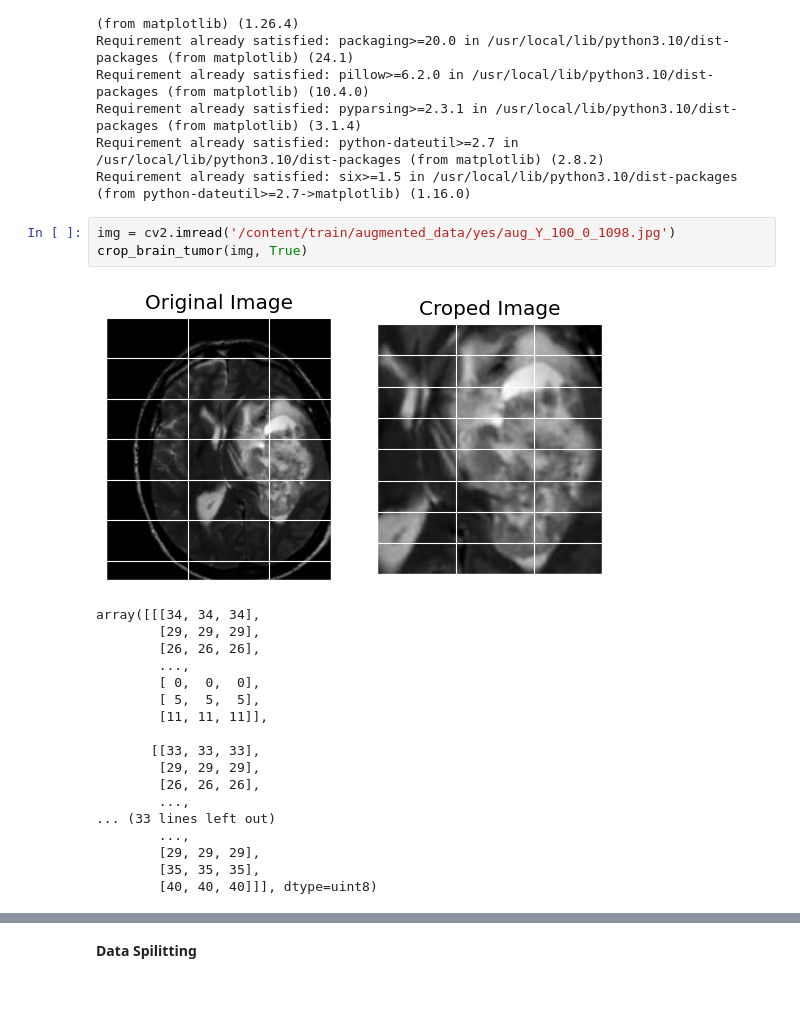
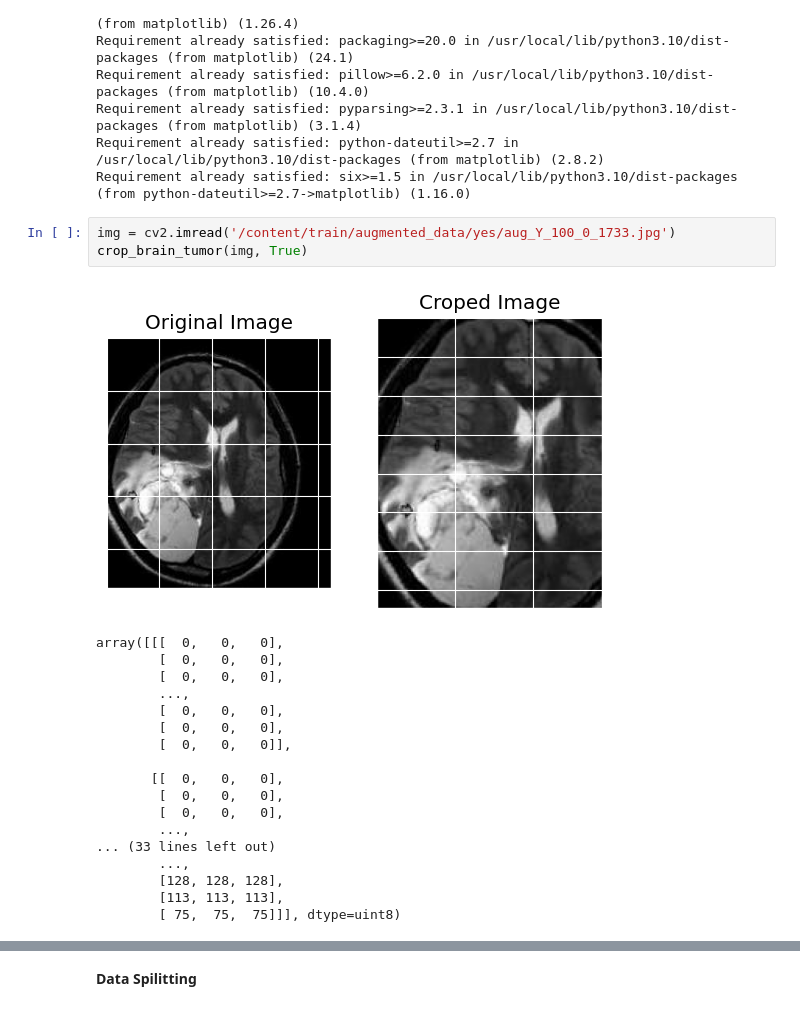
Before and after one commit to syedabusafwan/syedabusafwan, a Jupyter notebook: BrainTumorClassification.ipynb, the cells around one changed output, grey strips where cells are left out. Saved outputs shown, nothing was run; the diff lists cells and outputs as text.

```diff
--- a/BrainTumorClassification.ipynb
+++ b/BrainTumorClassification.ipynb
@@ -312,24 +320,24 @@ Requirement already satisfied: pyparsing>=2.3.1 in /usr/local/lib/python3.10/dis
 Requirement already satisfied: python-dateutil>=2.7 in /usr/local/lib/python3.10/dist-packages (from matplotlib) (2.8.2)
 Requirement already satisfied: six>=1.5 in /usr/local/lib/python3.10/dist-packages (from python-dateutil>=2.7->matplotlib) (1.16.0)
 # %%
-img = cv2.imread('/content/train/augmented_data/yes/aug_Y_100_0_1098.jpg')
+img = cv2.imread('/content/train/augmented_data/yes/aug_Y_100_0_1733.jpg')
 crop_brain_tumor(img, True)
 # %% [output]
-[figure, old version]
+[figure, new version]
-array([[[34, 34, 34],
-        [29, 29, 29],
-        [26, 26, 26],
+array([[[  0,   0,   0],
+        [  0,   0,   0],
+        [  0,   0,   0],
         ...,
-        [ 0,  0,  0],
-        [ 5,  5,  5],
-        [11, 11, 11]],
+        [  0,   0,   0],
+        [  0,   0,   0],
+        [  0,   0,   0]],
 
-       [[33, 33, 33],
-        [29, 29, 29],
-        [26, 26, 26],
+       [[  0,   0,   0],
+        [  0,   0,   0],
+        [  0,   0,   0],
         ...,
 ... (33 lines left out)
         ...,
-        [29, 29, 29],
-        [35, 35, 35],
-        [40, 40, 40]]], dtype=uint8)
+        [128, 128, 128],
+        [113, 113, 113],
+        [ 75,  75,  75]]], dtype=uint8)
```
Also changed, not shown: parts of 35 cells of this notebook.
